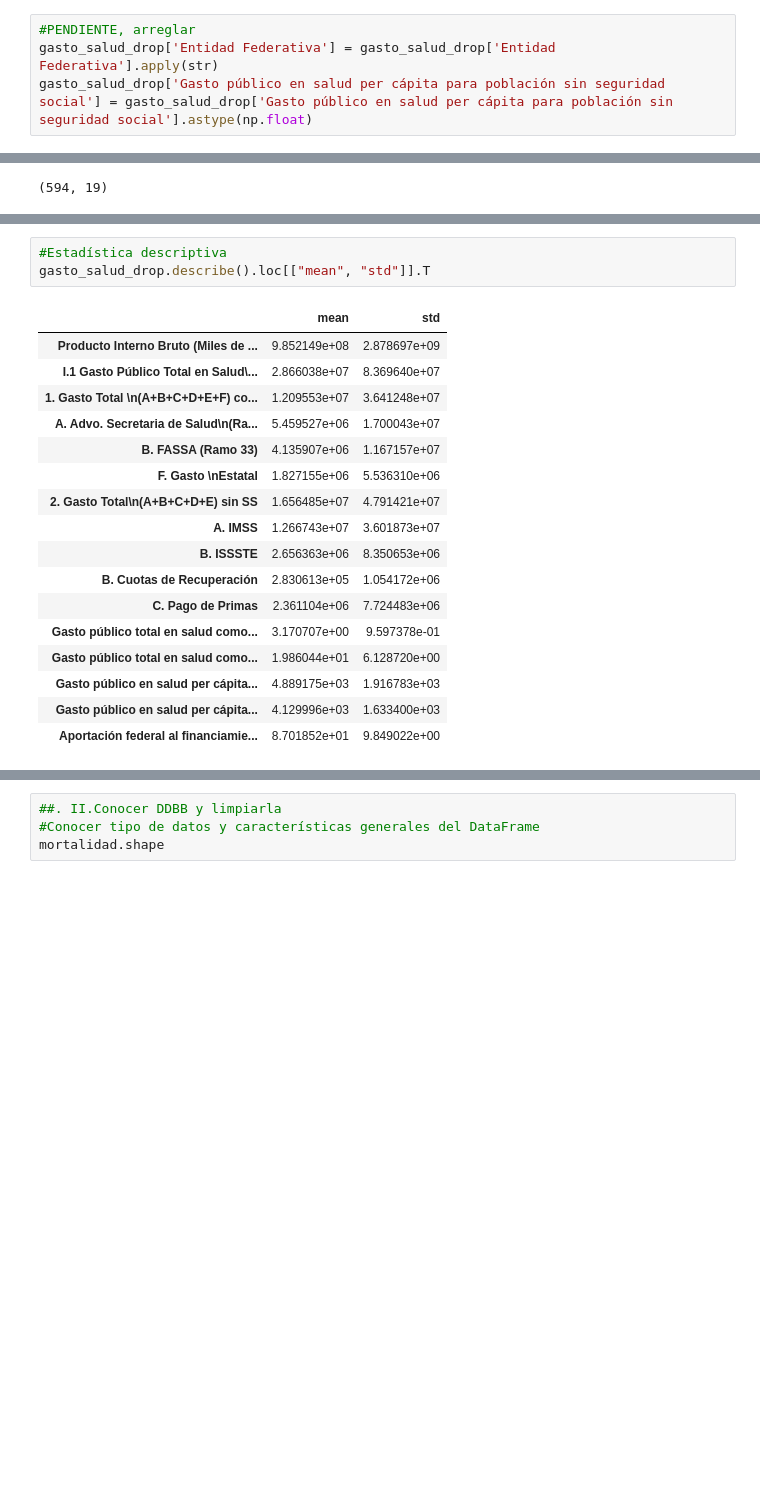
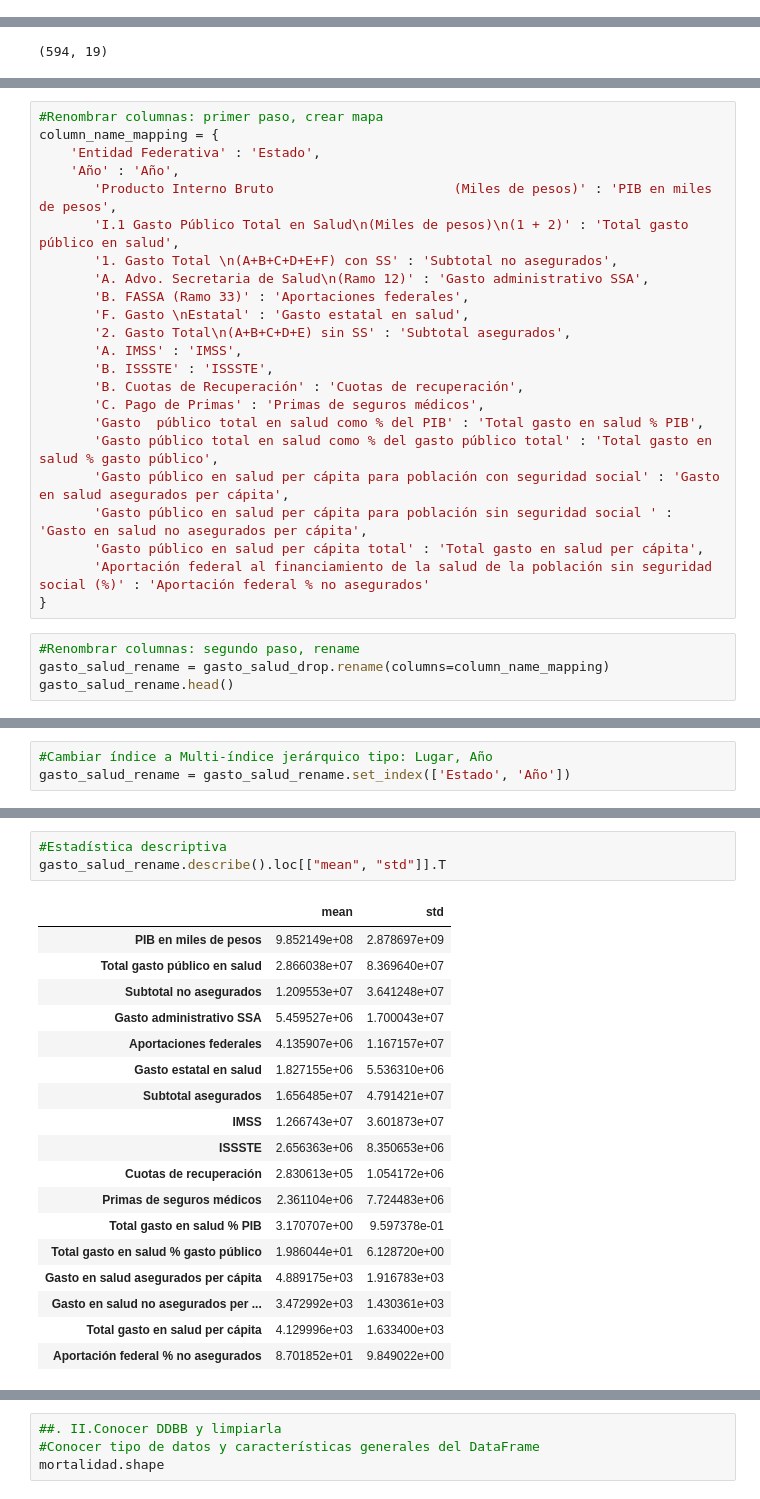
Before and after one commit to zoegarm/Cancer-de-mama-en-Mexico-limpieza-de-datos, a Jupyter notebook: Equipo2_Proyecto2.ipynb, the cells around one changed output, grey strips where cells are left out. Saved outputs shown, nothing was run; the diff lists cells and outputs as text; blank space fills up the shorter version.

```diff
--- a/Equipo2_Proyecto2.ipynb
+++ b/Equipo2_Proyecto2.ipynb
@@ -443,5 +459 @@ gasto_salud_drop['Gasto público en salud per cápita para población con seguri
 gasto_salud_drop['Aportación federal al financiamiento de la salud de la población sin seguridad social (%)'] = gasto_salud_drop['Aportación federal al financiamiento de la salud de la población sin seguridad social (%)'].apply(np.float64)
-# %%
-#PENDIENTE, arreglar
-gasto_salud_drop['Entidad Federativa'] = gasto_salud_drop['Entidad Federativa'].apply(str)
-gasto_salud_drop['Gasto público en salud per cápita para población sin seguridad social'] = gasto_salud_drop['Gasto público en salud per cápita para población sin seguridad social'].astype(np.float)
@@ -479,0 +508,27 @@ dtype: object
+# %%
+#Renombrar columnas: primer paso, crear mapa
+column_name_mapping = {
+    'Entidad Federativa' : 'Estado',
+    'Año' : 'Año',
+       'Producto Interno Bruto                       (Miles de pesos)' : 'PIB en miles de pesos',
+       'I.1 Gasto Público Total en Salud\n(Miles de pesos)\n(1 + 2)' : 'Total gasto público en salud',
+       '1. Gasto Total \n(A+B+C+D+E+F) con SS' : 'Subtotal no asegurados',
+       'A. Advo. Secretaria de Salud\n(Ramo 12)' : 'Gasto administrativo SSA',
+       'B. FASSA (Ramo 33)' : 'Aportaciones federales',
+       'F. Gasto \nEstatal' : 'Gasto estatal en salud',
+       '2. Gasto Total\n(A+B+C+D+E) sin SS' : 'Subtotal asegurados',
+       'A. IMSS' : 'IMSS',
+       'B. ISSSTE' : 'ISSSTE',
+       'B. Cuotas de Recuperación' : 'Cuotas de recuperación',
+       'C. Pago de Primas' : 'Primas de seguros médicos',
+       'Gasto  público total en salud como % del PIB' : 'Total gasto en salud % PIB',
+       'Gasto público total en salud como % del gasto público total' : 'Total gasto en salud % gasto público',
+       'Gasto público en salud per cápita para población con seguridad social' : 'Gasto en salud asegurados per cápita',
+       'Gasto público en salud per cápita para población sin seguridad social ' : 'Gasto en salud no asegurados per cápita',
+       'Gasto público en salud per cápita total' : 'Total gasto en salud per cápita',
+       'Aportación federal al financiamiento de la salud de la población sin seguridad social (%)' : 'Aportación federal % no asegurados'
+}
+# %%
+#Renombrar columnas: segundo paso, rename
+gasto_salud_rename = gasto_salud_drop.rename(columns=column_name_mapping)
+gasto_salud_rename.head()
@@ -479,0 +542,3 @@ dtype: object
+# %%
+#Cambiar índice a Multi-índice jerárquico tipo: Lugar, Año
+gasto_salud_rename = gasto_salud_rename.set_index(['Estado', 'Año'])
@@ -592,21 +657,22 @@ dtype: float64
 # %%
 #Estadística descriptiva
-gasto_salud_drop.describe().loc[["mean", "std"]].T
+gasto_salud_rename.describe().loc[["mean", "std"]].T
 # %% [output]
 |  | mean | std |
-| Producto Interno Bruto (Miles de ... | 9.852149e+08 | 2.878697e+09 |
-| I.1 Gasto Público Total en Salud\... | 2.866038e+07 | 8.369640e+07 |
-| 1. Gasto Total \n(A+B+C+D+E+F) co... | 1.209553e+07 | 3.641248e+07 |
-| A. Advo. Secretaria de Salud\n(Ra... | 5.459527e+06 | 1.700043e+07 |
-| B. FASSA (Ramo 33) | 4.135907e+06 | 1.167157e+07 |
-| F. Gasto \nEstatal | 1.827155e+06 | 5.536310e+06 |
-| 2. Gasto Total\n(A+B+C+D+E) sin SS | 1.656485e+07 | 4.791421e+07 |
-| A. IMSS | 1.266743e+07 | 3.601873e+07 |
-| B. ISSSTE | 2.656363e+06 | 8.350653e+06 |
-| B. Cuotas de Recuperación | 2.830613e+05 | 1.054172e+06 |
-| C. Pago de Primas | 2.361104e+06 | 7.724483e+06 |
-| Gasto público total en salud como... | 3.170707e+00 | 9.597378e-01 |
-| Gasto público total en salud como... | 1.986044e+01 | 6.128720e+00 |
-| Gasto público en salud per cápita... | 4.889175e+03 | 1.916783e+03 |
-| Gasto público en salud per cápita... | 4.129996e+03 | 1.633400e+03 |
-| Aportación federal al financiamie... | 8.701852e+01 | 9.849022e+00 |
+| PIB en miles de pesos | 9.852149e+08 | 2.878697e+09 |
+| Total gasto público en salud | 2.866038e+07 | 8.369640e+07 |
+| Subtotal no asegurados | 1.209553e+07 | 3.641248e+07 |
+| Gasto administrativo SSA | 5.459527e+06 | 1.700043e+07 |
+| Aportaciones federales | 4.135907e+06 | 1.167157e+07 |
+| Gasto estatal en salud | 1.827155e+06 | 5.536310e+06 |
+| Subtotal asegurados | 1.656485e+07 | 4.791421e+07 |
+| IMSS | 1.266743e+07 | 3.601873e+07 |
+| ISSSTE | 2.656363e+06 | 8.350653e+06 |
+| Cuotas de recuperación | 2.830613e+05 | 1.054172e+06 |
+| Primas de seguros médicos | 2.361104e+06 | 7.724483e+06 |
+| Total gasto en salud % PIB | 3.170707e+00 | 9.597378e-01 |
+| Total gasto en salud % gasto público | 1.986044e+01 | 6.128720e+00 |
+| Gasto en salud asegurados per cápita | 4.889175e+03 | 1.916783e+03 |
+| Gasto en salud no asegurados per ... | 3.472992e+03 | 1.430361e+03 |
+| Total gasto en salud per cápita | 4.129996e+03 | 1.633400e+03 |
+| Aportación federal % no asegurados | 8.701852e+01 | 9.849022e+00 |
```
Also changed, not shown: parts of 55 cells of this notebook.
